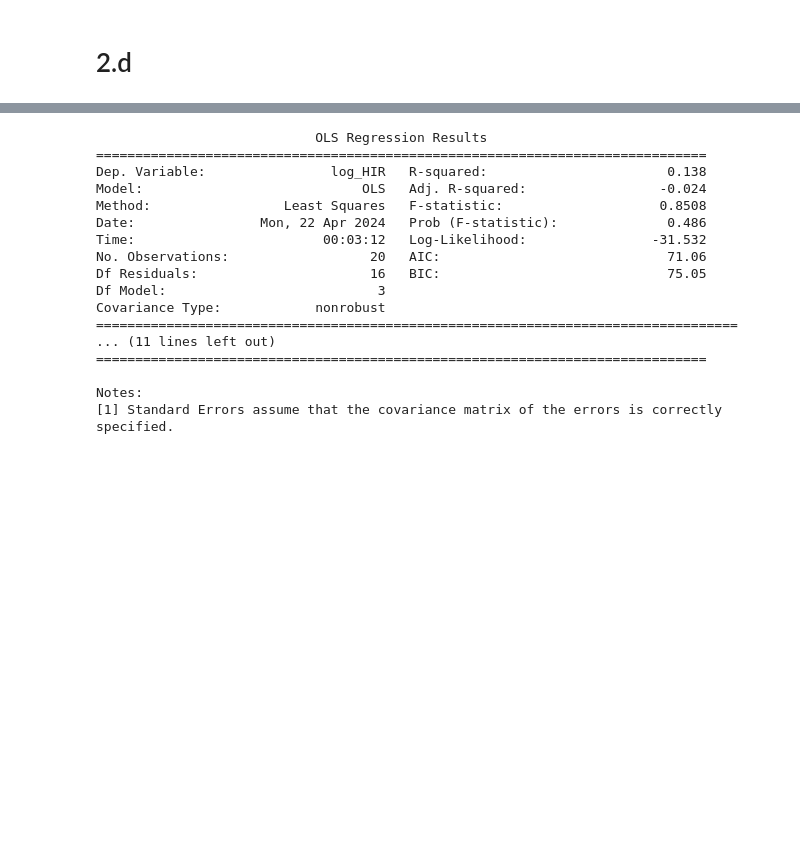
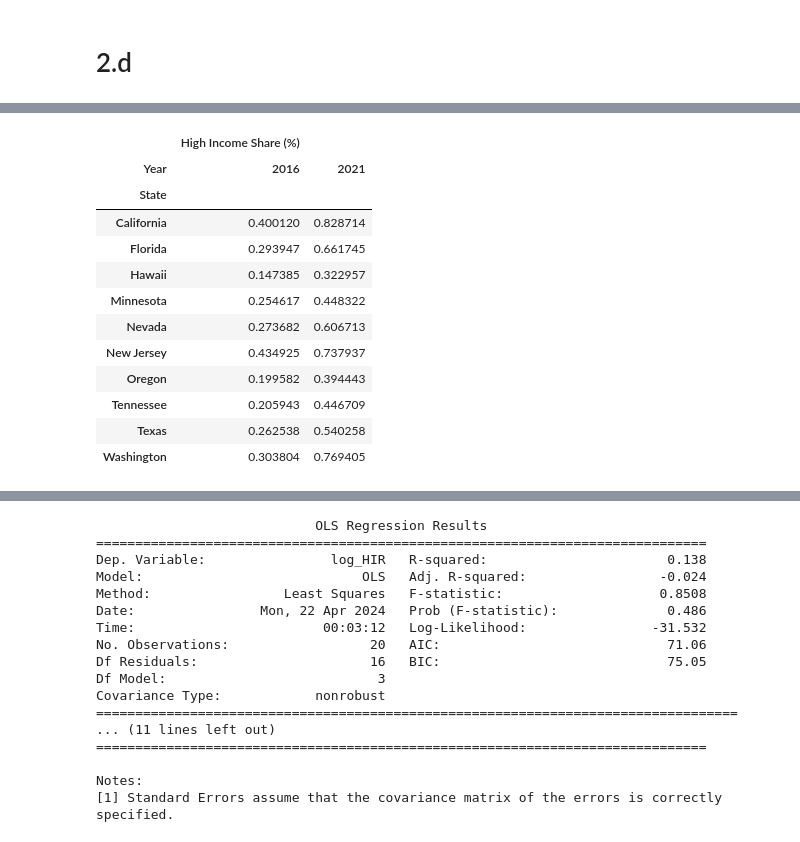
Before and after one commit to johanoelgaard/ECON230B, a Jupyter notebook: Assignment 2/assingment_II.ipynb, the cells around one changed output, grey strips where cells are left out. Cells and saved outputs as stored; diff of their text form; code cells hidden in the pictures; blank space fills up the shorter version.

```diff
--- a/Assignment 2/assingment_II.ipynb
+++ b/Assignment 2/assingment_II.ipynb
@@ -145,0 +185,16 @@ df['log_HIR'] = np.log(df['High Income Returns'])
+# %%
+df_pivot
+# %% [output]
+|  | High Income Share (%) |  |
+| Year | 2016 | 2021 |
+| State |  |  |
+| California | 0.400120 | 0.828714 |
+| Florida | 0.293947 | 0.661745 |
+| Hawaii | 0.147385 | 0.322957 |
+| Minnesota | 0.254617 | 0.448322 |
+| Nevada | 0.273682 | 0.606713 |
+| New Jersey | 0.434925 | 0.737937 |
+| Oregon | 0.199582 | 0.394443 |
+| Tennessee | 0.205943 | 0.446709 |
+| Texas | 0.262538 | 0.540258 |
+| Washington | 0.303804 | 0.769405 |
```
Also changed, not shown: parts of 4 cells of this notebook, 1 other file.
